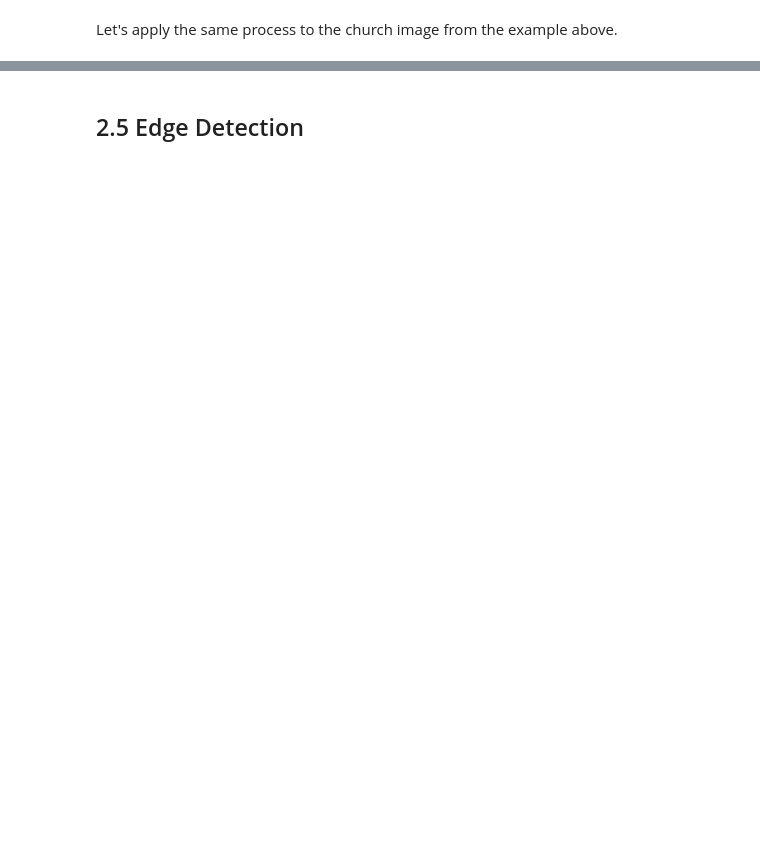
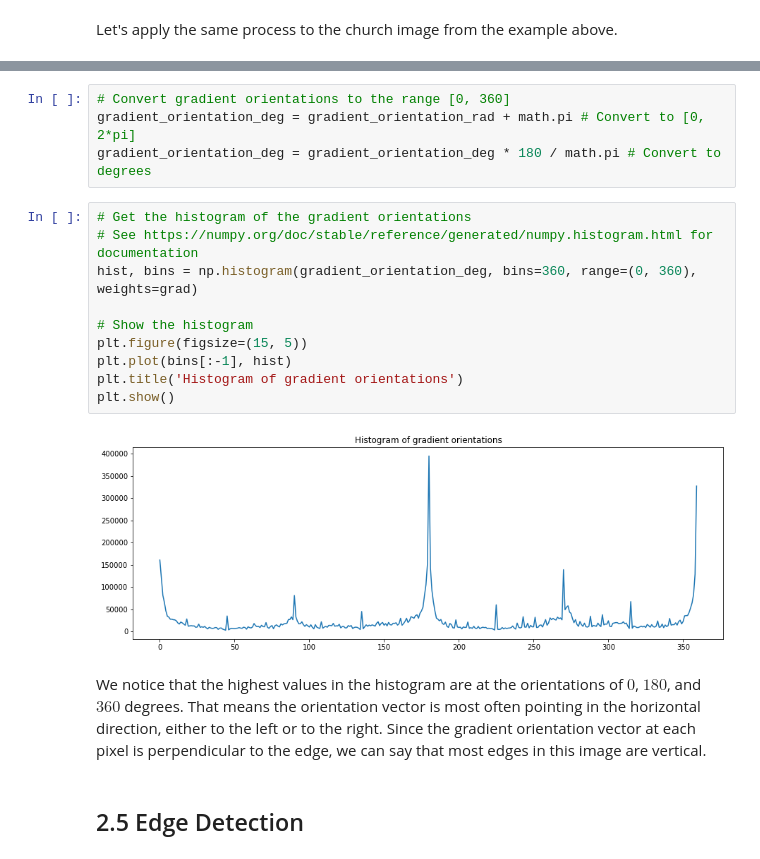
Before and after one commit to team-vmetsis/block8, a Jupyter notebook: 02.2-image_transformations_and_filters-part2.ipynb, the cells around one changed output, grey strips where cells are left out. Saved outputs shown, nothing was run; the diff lists cells and outputs as text; blank space fills up the shorter version.

```diff
--- a/02.2-image_transformations_and_filters-part2.ipynb
+++ b/02.2-image_transformations_and_filters-part2.ipynb
@@ -158,3 +191,21 @@ plt.show()
+# %%
+# Convert gradient orientations to the range [0, 360]
+gradient_orientation_deg = gradient_orientation_rad + math.pi # Convert to [0, 2*pi]
+gradient_orientation_deg = gradient_orientation_deg * 180 / math.pi # Convert to degrees
+# %%
+# Get the histogram of the gradient orientations
+# See https://numpy.org/doc/stable/reference/generated/numpy.histogram.html for documentation
+hist, bins = np.histogram(gradient_orientation_deg, bins=360, range=(0, 360), weights=grad)
+
+# Show the histogram
+plt.figure(figsize=(15, 5))
+plt.plot(bins[:-1], hist)
+plt.title('Histogram of gradient orientations')
+plt.show()
+# %% [output]
+[figure, added]
+# %% [markdown]
+We notice that the highest values in the histogram are at the orientations of $0$, $180$, and $360$ degrees. That means the orientation vector is most often pointing in the horizontal direction, either to the left or to the right. Since the gradient orientation vector at each pixel is perpendicular to the edge, we can say that most edges in this image are vertical.
 # %% [markdown]
 ## 2.5 Edge Detection
 # %% [markdown]
```
Also changed, not shown: parts of 14 cells of this notebook, 2 other files.
